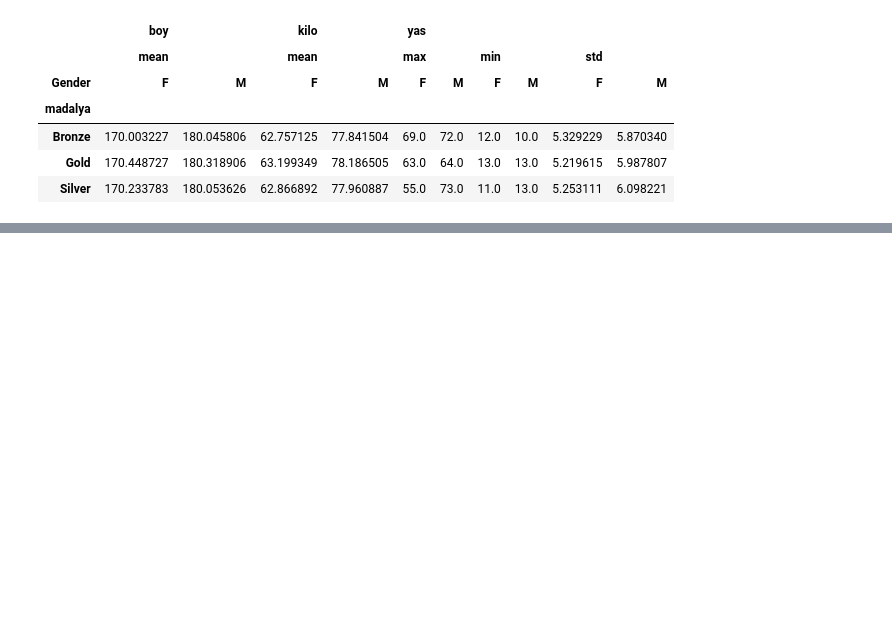
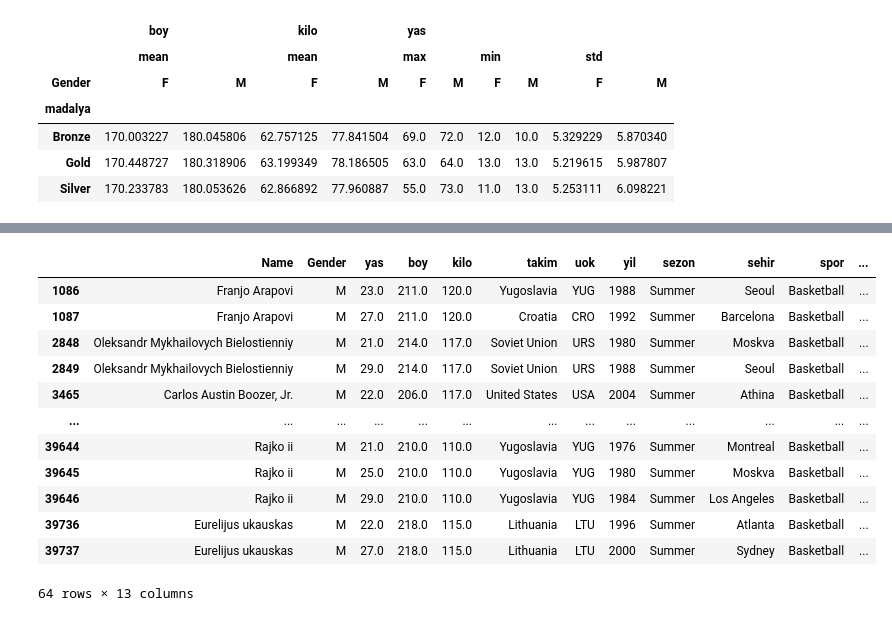
Before and after one commit to EmreUludag0/BTK-VeriBilimiMakineOgrenimiBootcamp, a Jupyter notebook: pythonVeriBilimi/Ders1-VeriBilimi.ipynb, the cells around one changed output, grey strips where cells are left out. Drawn from its saved outputs; the diff is of its cells as text; code cells hidden in the pictures; blank space fills up the shorter version.

```diff
--- a/pythonVeriBilimi/Ders1-VeriBilimi.ipynb
+++ b/pythonVeriBilimi/Ders1-VeriBilimi.ipynb
@@ -375,0 +427,17 @@ veri_pivot.head()
+# %%
+veri_basket = veri_anomali[veri_anomali.spor == "Basketball"]
+veri_basket
+# %% [output]
+|  | Name | Gender | yas | boy | kilo | takim | uok | yil | sezon | sehir | spor | ... |
+| 1086 | Franjo Arapovi | M | 23.0 | 211.0 | 120.0 | Yugoslavia | YUG | 1988 | Summer | Seoul | Basketball | ... |
+| 1087 | Franjo Arapovi | M | 27.0 | 211.0 | 120.0 | Croatia | CRO | 1992 | Summer | Barcelona | Basketball | ... |
+| 2848 | Oleksandr Mykhailovych Bielostienniy | M | 21.0 | 214.0 | 117.0 | Soviet Union | URS | 1980 | Summer | Moskva | Basketball | ... |
+| 2849 | Oleksandr Mykhailovych Bielostienniy | M | 29.0 | 214.0 | 117.0 | Soviet Union | URS | 1988 | Summer | Seoul | Basketball | ... |
+| 3465 | Carlos Austin Boozer, Jr. | M | 22.0 | 206.0 | 117.0 | United States | USA | 2004 | Summer | Athina | Basketball | ... |
+| ... | ... | ... | ... | ... | ... | ... | ... | ... | ... | ... | ... | ... |
+| 39644 | Rajko ii | M | 21.0 | 210.0 | 110.0 | Yugoslavia | YUG | 1976 | Summer | Montreal | Basketball | ... |
+| 39645 | Rajko ii | M | 25.0 | 210.0 | 110.0 | Yugoslavia | YUG | 1980 | Summer | Moskva | Basketball | ... |
+| 39646 | Rajko ii | M | 29.0 | 210.0 | 110.0 | Yugoslavia | YUG | 1984 | Summer | Los Angeles | Basketball | ... |
+| 39736 | Eurelijus ukauskas | M | 22.0 | 218.0 | 115.0 | Lithuania | LTU | 1996 | Summer | Atlanta | Basketball | ... |
+| 39737 | Eurelijus ukauskas | M | 27.0 | 218.0 | 115.0 | Lithuania | LTU | 2000 | Summer | Sydney | Basketball | ... |
+64 rows × 13 columns
```
Also changed, not shown: parts of 14 cells of this notebook.
